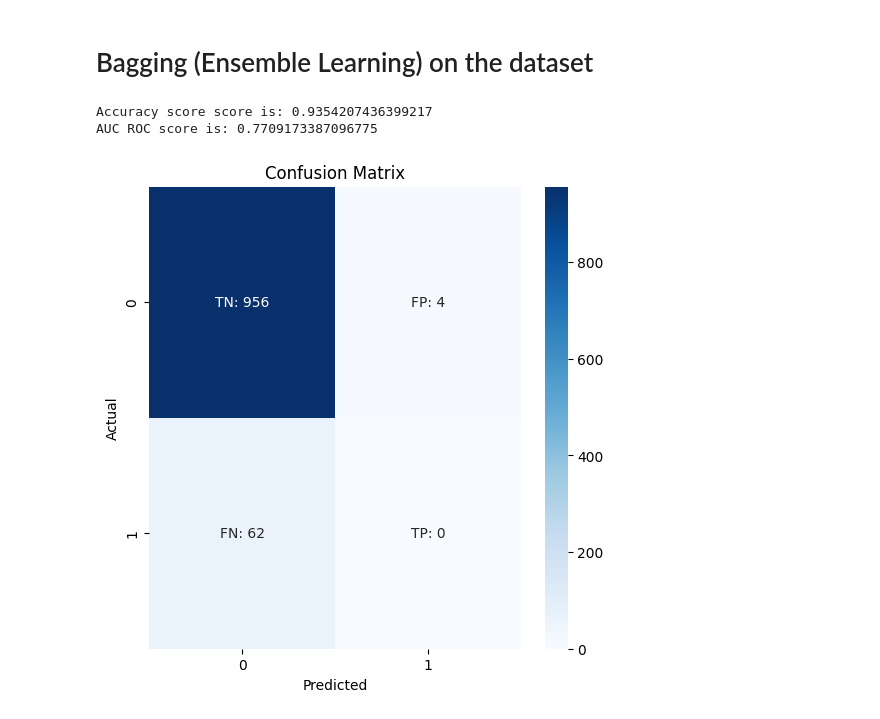
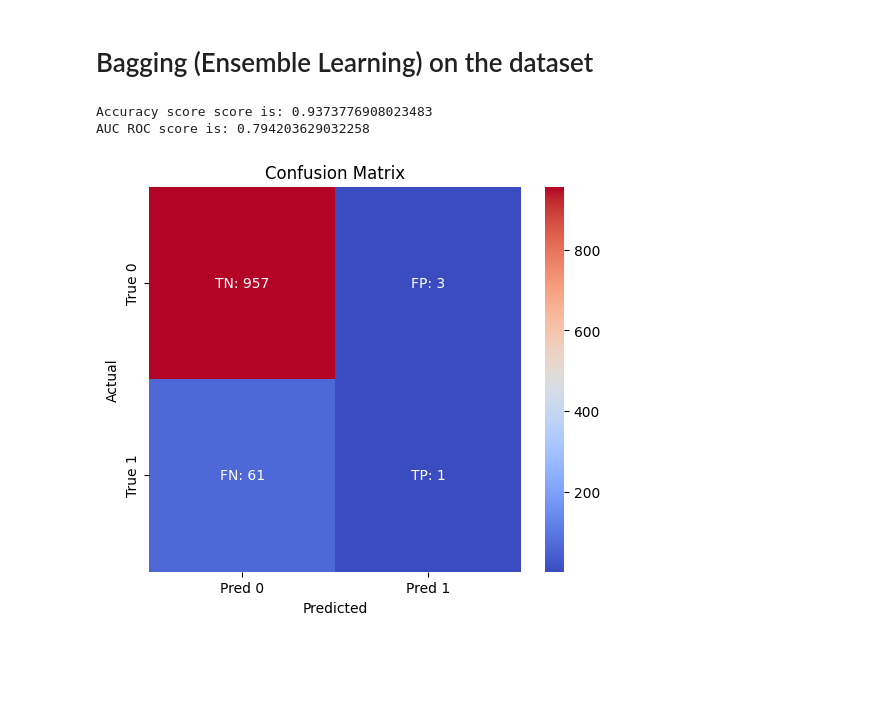
Before and after one commit to SarveshTikekar/CSL701-Machine-Learning, a Jupyter notebook: BaggingandBoosting.ipynb, the cells around one changed output. Saved outputs shown, nothing was run; the diff lists cells and outputs as text; code cells hidden in the pictures; blank space fills up the shorter version.

```diff
--- a/BaggingandBoosting.ipynb
+++ b/BaggingandBoosting.ipynb
@@ -171,6 +171,23 @@ acc_score = accuracy_score(y_test, y_pred)
 
 print(f"AUC ROC Score is {score}")
 print(f"Accuracy is {acc_score * 100}")
+
+conf = confusion_matrix(y_test, y_pred)
+labels = np.asarray([['TN', 'FP'], ['FN', 'TP']])
+
+annot = np.empty_like(conf).astype(str)
+for i in range(conf.shape[0]):
+    for j in range(conf.shape[1]):
+        annot[i,j] = f"{labels[i,j]}: {conf[i,j]}"
+
+plt.figure(figsize=(6,5))
+
+sns.heatmap(conf, annot=annot, cmap='coolwarm', xticklabels=['Pred 0','Pred 1'], yticklabels=['True 0','True 1'], fmt='')
+
+plt.ylabel('Actual')
+plt.xlabel('Predicted')
+plt.title('Confusion Matrix')
+plt.show()
 # %% [output]
 AUC ROC Score is 0.7791666666666667
 Accuracy is 93.34637964774952
@@ -364,44 +382,47 @@ bagging_data = data
 
 X = bagging_data.drop(columns=['stroke'], axis=1)
 y = bagging_data['stroke']
 
 X_train, X_test, y_train, y_test = train_test_split(X, y, random_state=42, shuffle=True, test_size=0.2)
 
 dc = DecisionTreeClassifier()
 
 # Using 100 parallel models as estimators
 
 bagging_classifier_model = BaggingClassifier(dc, n_estimators=100)
 bagging_classifier_model.fit(X_train, y_train)
 
 y_pred_probable = bagging_classifier_model.predict_proba(X_test)[:, 1]
 y_pred = bagging_classifier_model.predict(X_test)
 
 acc_score = accuracy_score(y_test, y_pred)
 auc_score = roc_auc_score(y_test, y_pred_probable)
 
 conf = confusion_matrix(y_test, y_pred)
 
 print(f"Accuracy score score is: {acc_score}")
 print(f"AUC ROC score is: {auc_score}")
 
-labels = np.array([['TN', 'FP'],
-                   ['FN', 'TP']])
+conf = confusion_matrix(y_test, y_pred)
+labels = np.asarray([['TN', 'FP'], ['FN', 'TP']])
 
-counts = conf.astype(int)
-labels_counts = np.asarray([f"{label}: {count}" for label, count in zip(labels.flatten(), counts.flatten())])
-labels_counts = labels_counts.reshape(2,2)
+annot = np.empty_like(conf).astype(str)
+for i in range(conf.shape[0]):
+    for j in range(conf.shape[1]):
+        annot[i,j] = f"{labels[i,j]}: {conf[i,j]}"
 
-plt.figure(figsize=(6,6))
-sns.heatmap(conf, annot=labels_counts, fmt='', cmap='Blues')
+plt.figure(figsize=(6,5))
+
+sns.heatmap(conf, annot=annot, cmap='coolwarm', xticklabels=['Pred 0','Pred 1'], yticklabels=['True 0','True 1'], fmt='')
+
+plt.ylabel('Actual')
 plt.xlabel('Predicted')
-plt.ylabel('Actual')
 plt.title('Confusion Matrix')
 plt.show()
 # %% [output]
-Accuracy score score is: 0.9354207436399217
-AUC ROC score is: 0.7709173387096775
+Accuracy score score is: 0.9373776908023483
+AUC ROC score is: 0.794203629032258
-[figure, old version]
+[figure, new version]
 # %%
 """For missing values filled with mean for each age group (Slight Increase in Accuracy) and AUC ROC Score """
 
```
Also changed, not shown: parts of 8 cells of this notebook.
